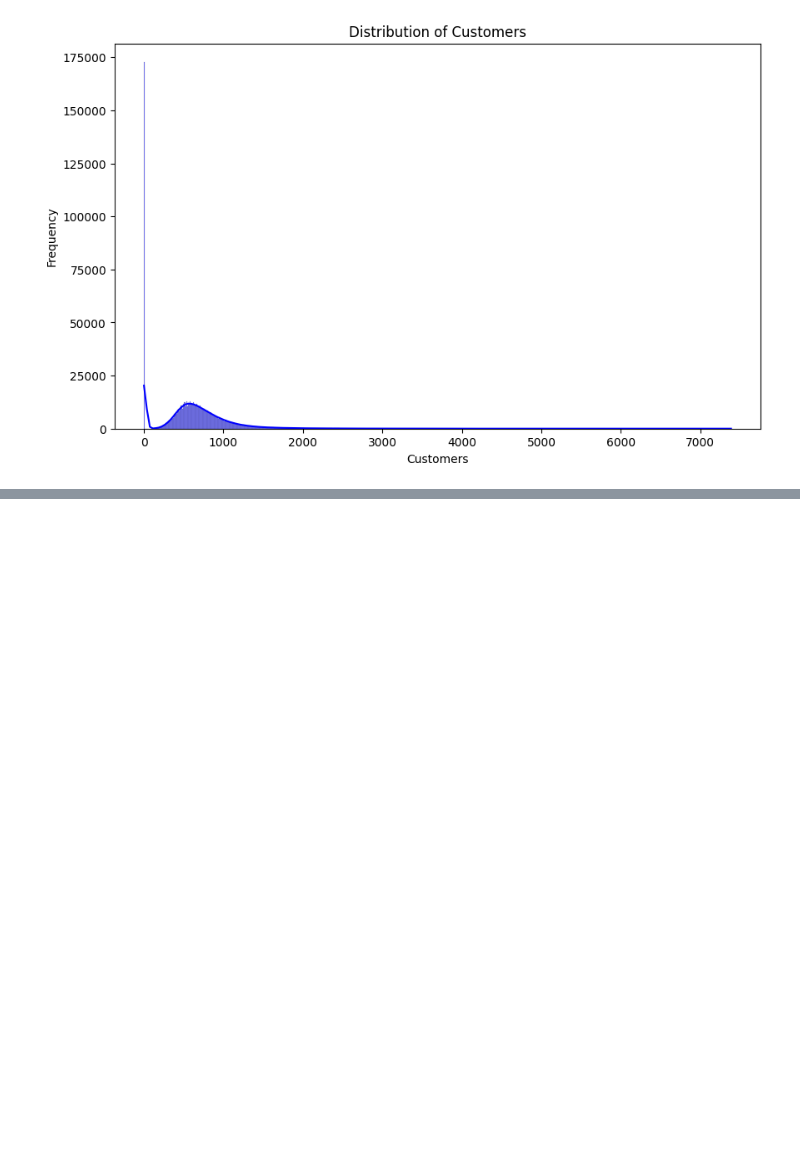
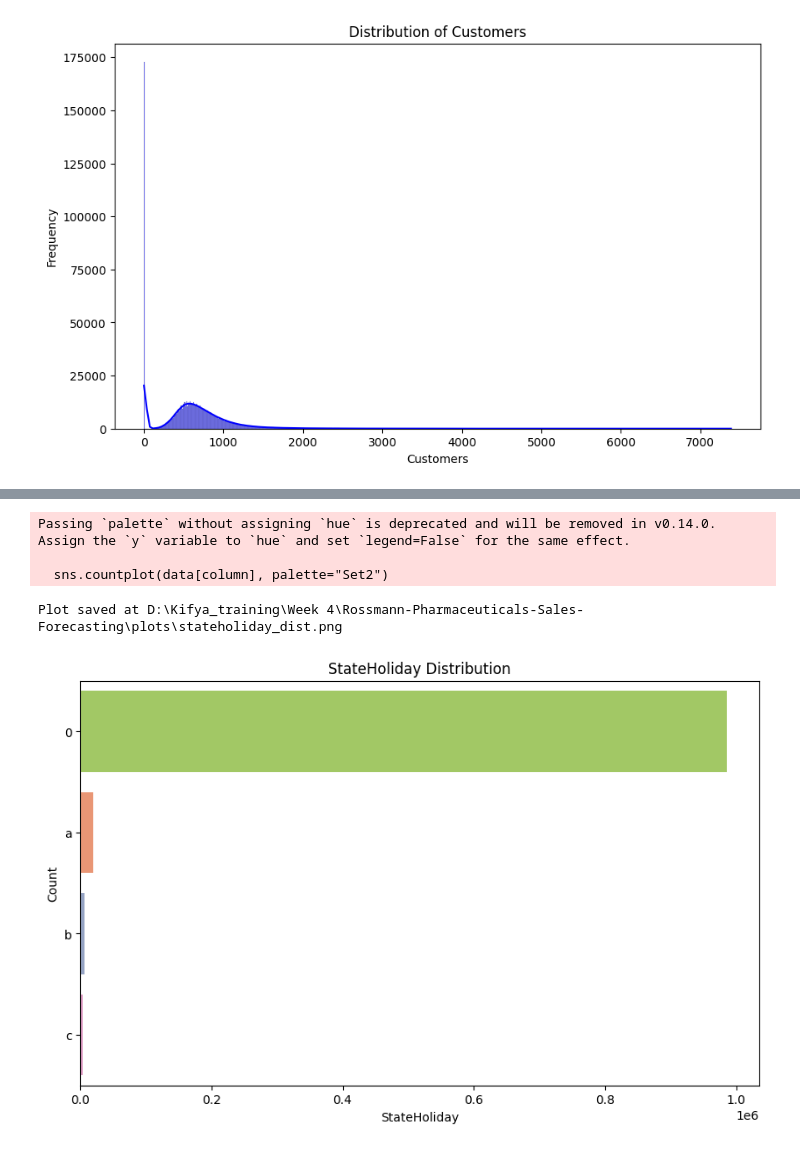
Before and after one commit to YonInsights/Rossmann-Pharmaceuticals-Sales-Forecasting, a Jupyter notebook: notebooks/01_exploratory_analysis.ipynb, the cells around one changed output, grey strips where cells are left out. Cells and saved outputs as stored; diff of their text form; code cells hidden in the pictures; blank space fills up the shorter version.

```diff
--- a/notebooks/01_exploratory_analysis.ipynb
+++ b/notebooks/01_exploratory_analysis.ipynb
@@ -176,0 +180,9 @@ plot_timeseries(train_data, date_column='Date', value_column='Sales', title="Sal
+# %%
+# Plot distribution of StateHoliday
+plot_categorical_distribution(train_data, column='StateHoliday', title="StateHoliday Distribution", output_path=f"{output_path}\\stateholiday_dist.png")
+# %% [output]
+Passing `palette` without assigning `hue` is deprecated and will be removed in v0.14.0. Assign the `y` variable to `hue` and set `legend=False` for the same effect.
+
+  sns.countplot(data[column], palette="Set2")
+Plot saved at D:\Kifya_training\Week 4\Rossmann-Pharmaceuticals-Sales-Forecasting\plots\stateholiday_dist.png
+[figure, added]
```
Also changed, not shown: parts of 3 cells of this notebook, 2 other files.
